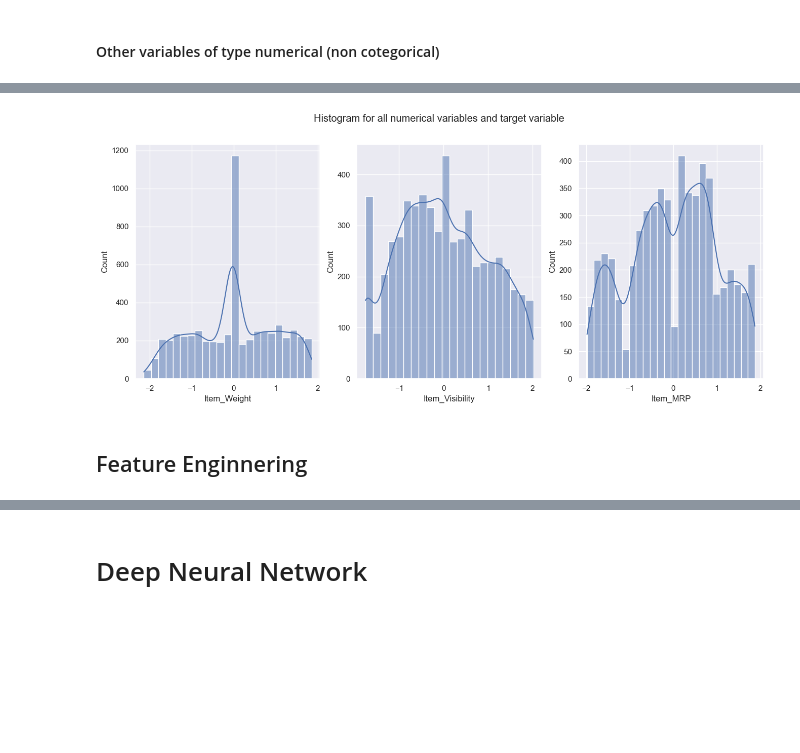
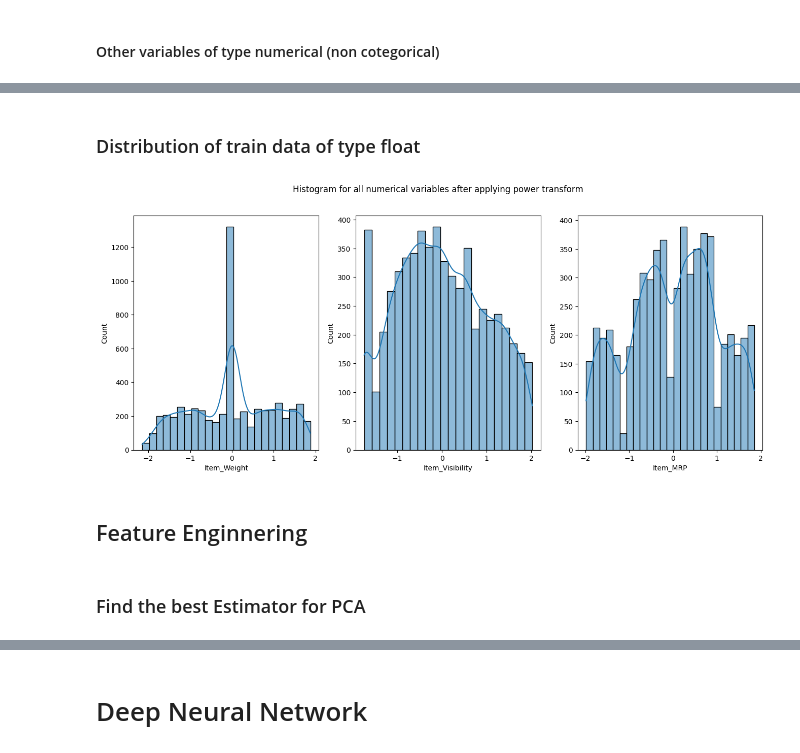
Before and after one commit to Technocolabs100/BigMart-Products-Outlet-Sales-Analysis-and-Prediction, a Jupyter notebook: code/BigMart-Products-Outlet-Sales-Analysis-and-Prediction.ipynb, the cells around one changed output, grey strips where cells are left out. Saved outputs shown, nothing was run; the diff lists cells and outputs as text; code cells hidden in the pictures; blank space fills up the shorter version.

```diff
--- a/code/BigMart-Products-Outlet-Sales-Analysis-and-Prediction.ipynb
+++ b/code/BigMart-Products-Outlet-Sales-Analysis-and-Prediction.ipynb
@@ -361,0 +391,13 @@ for col in train_data_num:
+# %%
+rows=2
+cols=2
+columns=train_data_num.columns.to_list()
+figure, axes = plt.subplots(rows, cols, figsize=(12,7))
+plt.tight_layout(pad=5)
+figure.suptitle('box plot for all numerical  and target variable after removing outliers')
+k=0
+for i in range(rows):
+    for j in range(cols):
+        sns.boxplot(ax=axes[i,j],data=train_data_num,x=columns[k])
+        k=k+1
+plt.show()
@@ -396,12 +443,3 @@ sns.displot(
 # %% [output]
 <seaborn.axisgrid.FacetGrid at 0x...>
 [figure]
-# %%
-for col in train_data_num:
-    if col=="Item_Outlet_Sales":
-        train_data_num=remove_ouliers(train_data_num,col,remove=True)
-    else:
-        train_data_num=remove_ouliers(train_data_num,col)
-    sns.boxplot(train_data_num[col])
-    plt.ylabel(str(col))
-    plt.show()
@@ -514,2 +508,0 @@ sns.displot(
-# %%
-train_data_num["Item_Visibility"]=train_data_num["Item_Visibility"].fillna(train_data_num["Item_Visibility"].median())
@@ -719,9 +705,0 @@ random_grid = {'n_estimators': n_estimators,
-# %%
-# Use the random grid to search for best hyperparameters
-# First create the base model to tune
-rf = RandomForestRegressor()
-# Random search of parameters, using 5 fold cross validation,
-# search across 100 different combinations, and use all available cores
-rf_random = RandomizedSearchCV(estimator = rf, param_distributions = random_grid, n_iter = 100, cv = 5, verbose=2, random_state=42, n_jobs = -1)
-# Fit the random search model
-rf_random.fit(X_train, y_train)
@@ -845,20 +902,24 @@ RMSE  0.5922480605700076
+# %% [markdown]
+### Distribution of train data of type float
 # %%
 
 rows=1
 cols=3
 columns=X_train_transform.select_dtypes("float64").columns.to_list()
 columns
 figure, axes = plt.subplots(rows, cols, figsize=(16,6))
-figure.suptitle('Histogram for all numerical variables and target variable')
+figure.suptitle('Histogram for all numerical variables after applying power transform')
 k=0
 for i in range(rows):
     for j in range(cols):
         sns.histplot(ax=axes[j],data=X_train_transform,x=columns[j],kde=True)
 plt.show()
 # %% [output]
-[figure, old version]
+[figure, new version]
 # %% [markdown]
 ## Feature Enginnering
+# %% [markdown]
+### Find the best Estimator for PCA
 # %%
 from sklearn.decomposition import PCA
 result=[]
```
Also changed, not shown: parts of 111 cells of this notebook.
